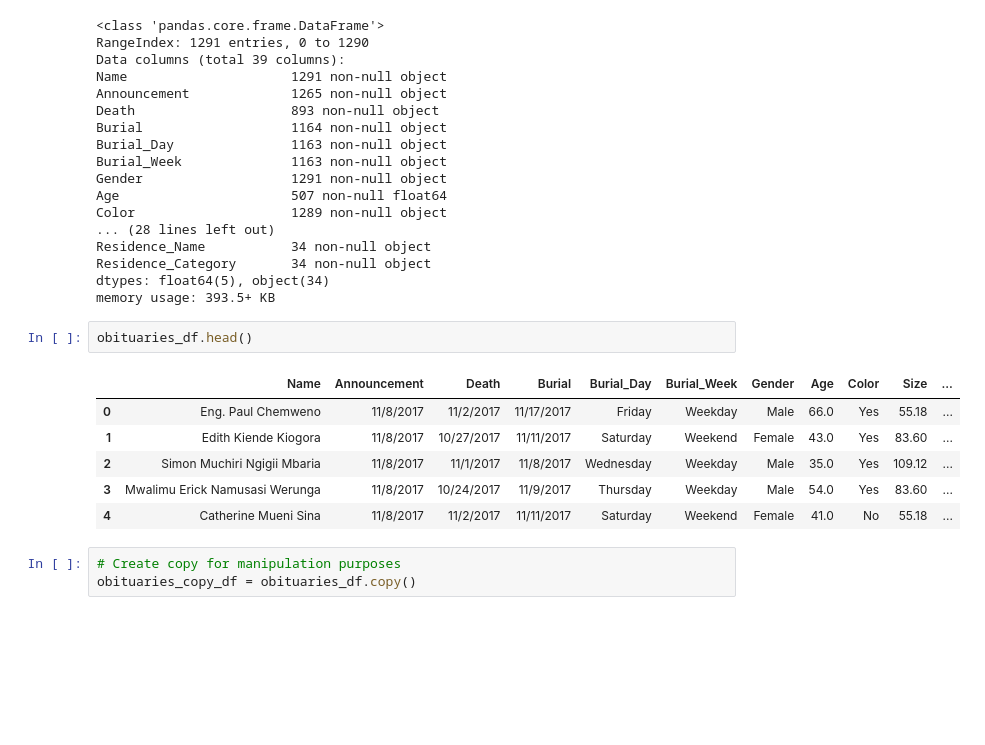
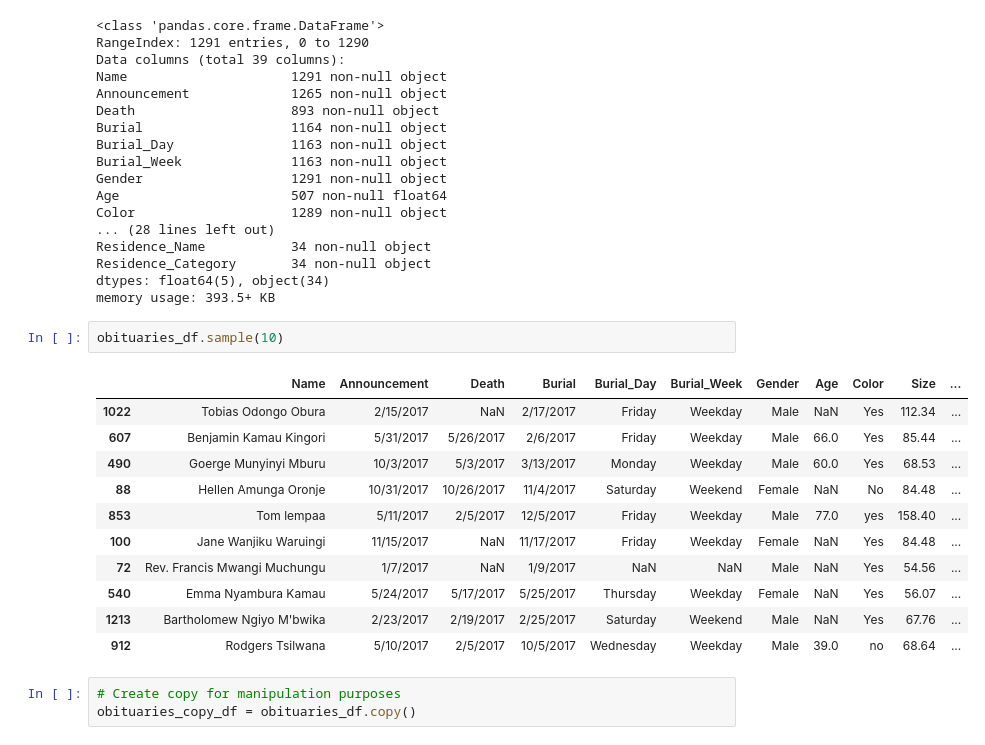
Before and after one commit to M-Waweru/ObituariesData, a Jupyter notebook: Obituaries.ipynb, the cells around one changed output. Saved outputs shown, nothing was run; the diff lists cells and outputs as text; blank space fills up the shorter version.

```diff
--- a/Obituaries.ipynb
+++ b/Obituaries.ipynb
@@ -125,15 +133,20 @@ Residence_Name           34 non-null object
 Residence_Category       34 non-null object
 dtypes: float64(5), object(34)
 memory usage: 393.5+ KB
-# %%
-obituaries_df.head()
-# %% [output]
-|  | Name | Announcement | Death | Burial | Burial_Day | Burial_Week | Gender | Age | Color | Size | ... |
-| 0 | Eng. Paul Chemweno | 11/8/2017 | 11/2/2017 | 11/17/2017 | Friday | Weekday | Male | 66.0 | Yes | 55.18 | ... |
-| 1 | Edith Kiende Kiogora | 11/8/2017 | 10/27/2017 | 11/11/2017 | Saturday | Weekend | Female | 43.0 | Yes | 83.60 | ... |
-| 2 | Simon Muchiri Ngigii Mbaria | 11/8/2017 | 11/1/2017 | 11/8/2017 | Wednesday | Weekday | Male | 35.0 | Yes | 109.12 | ... |
-| 3 | Mwalimu Erick Namusasi Werunga | 11/8/2017 | 10/24/2017 | 11/9/2017 | Thursday | Weekday | Male | 54.0 | Yes | 83.60 | ... |
-| 4 | Catherine Mueni Sina | 11/8/2017 | 11/2/2017 | 11/11/2017 | Saturday | Weekend | Female | 41.0 | No | 55.18 | ... |
+# %%
+obituaries_df.sample(10)
+# %% [output]
+|  | Name | Announcement | Death | Burial | Burial_Day | Burial_Week | Gender | Age | Color | Size | ... |
+| 1022 | Tobias Odongo Obura | 2/15/2017 | NaN | 2/17/2017 | Friday | Weekday | Male | NaN | Yes | 112.34 | ... |
+| 607 | Benjamin Kamau Kingori | 5/31/2017 | 5/26/2017 | 2/6/2017 | Friday | Weekday | Male | 66.0 | Yes | 85.44 | ... |
+| 490 | Goerge Munyinyi Mburu | 10/3/2017 | 5/3/2017 | 3/13/2017 | Monday | Weekday | Male | 60.0 | Yes | 68.53 | ... |
+| 88 | Hellen Amunga Oronje | 10/31/2017 | 10/26/2017 | 11/4/2017 | Saturday | Weekend | Female | NaN | No | 84.48 | ... |
+| 853 | Tom lempaa | 5/11/2017 | 2/5/2017 | 12/5/2017 | Friday | Weekday | Male | 77.0 | yes | 158.40 | ... |
+| 100 | Jane Wanjiku Waruingi | 11/15/2017 | NaN | 11/17/2017 | Friday | Weekday | Female | NaN | Yes | 84.48 | ... |
+| 72 | Rev. Francis Mwangi Muchungu | 1/7/2017 | NaN | 1/9/2017 | NaN | NaN | Male | NaN | Yes | 54.56 | ... |
+| 540 | Emma Nyambura Kamau | 5/24/2017 | 5/17/2017 | 5/25/2017 | Thursday | Weekday | Female | NaN | Yes | 56.07 | ... |
+| 1213 | Bartholomew Ngiyo M'bwika | 2/23/2017 | 2/19/2017 | 2/25/2017 | Saturday | Weekend | Male | NaN | Yes | 67.76 | ... |
+| 912 | Rodgers Tsilwana | 5/10/2017 | 2/5/2017 | 10/5/2017 | Wednesday | Weekday | Male | 39.0 | no | 68.64 | ... |
 # %%
 # Create copy for manipulation purposes
 obituaries_copy_df = obituaries_df.copy()
```
Also changed, not shown: parts of 6 cells of this notebook.
